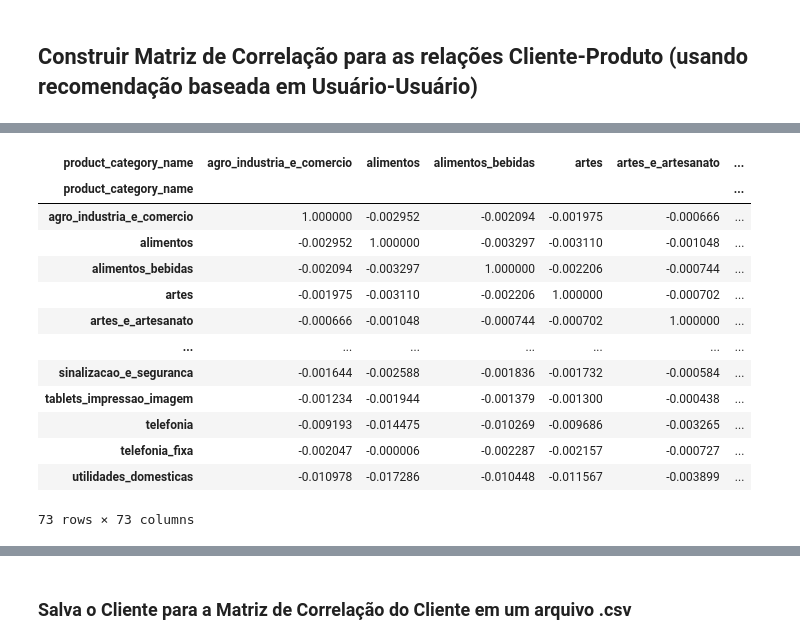
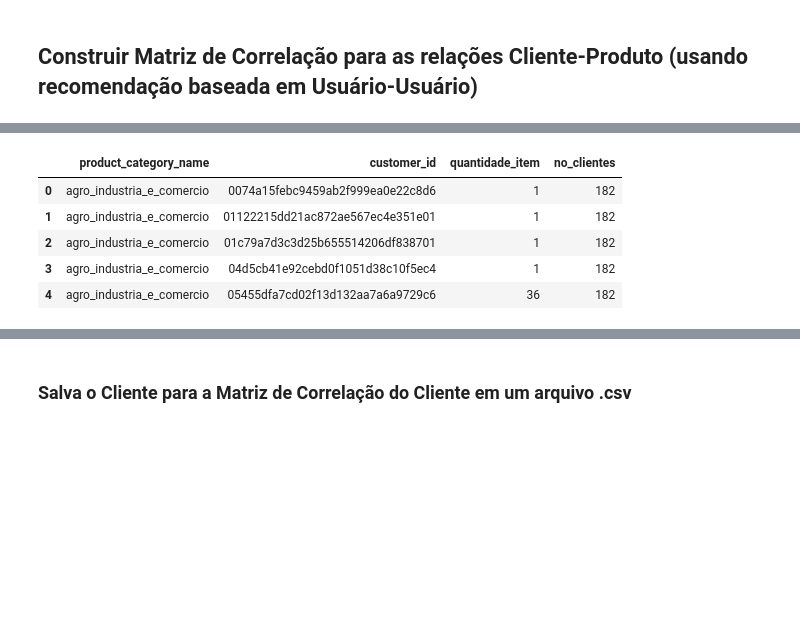
Before and after one commit to arcursino/credit-bureau, a Jupyter notebook: olist/recomendacao_produto_para_cliente.ipynb, the cells around one changed output, grey strips where cells are left out. Saved outputs shown, nothing was run; the diff lists cells and outputs as text; code cells hidden in the pictures; blank space fills up the shorter version.

```diff
--- a/olist/recomendacao_produto_para_cliente.ipynb
+++ b/olist/recomendacao_produto_para_cliente.ipynb
@@ -35,6 +16,6 @@ utilidades_domesticas     ffaded93e5a1fce06363cfb6905676a1           1
 # %%
 # Encontre a quantidade total adquirida por cada cliente de cada produto
-prod_cliente_qty_df = df.groupby(['product_category_name','customer_id']).agg({'product_id':'count'})
+prod_cliente_qty_df = df.groupby(['product_category_name','customer_id']).agg({'quantidade_item':'sum'})
 
 # Reseta o index convertendo em colunas
 prod_cliente_qty_df.reset_index(inplace=True)
@@ -52,27 +33,12 @@ prod_cliente_count_df.reset_index(inplace=True)
 
 # Merge a contagem exclusiva do cliente e a quantidade adquirida de cada produto
 prod_cliente_df = pd.merge(prod_cliente_qty_df, prod_cliente_count_df, how='inner',on='product_category_name')
-
-
-# Crie uma tabela dinâmica com todos os produtos em colunas e clientes em linhas e preço como valores
-prod_cliente_pivot_df = prod_cliente_df.pivot(index='customer_id',columns='product_category_name',values='product_id').fillna(0)
-
-# Encontre a correlação entre cada dois clientes e construa uma matriz de correlação usando o método corr ()
-# Método de Spearman usado para identificar a correlação. Pearson não estava fornecendo melhores resultados e Kendall está demorando muito para ser executado.
-cliente_correlacao_df_p = prod_cliente_pivot_df.corr(method='spearman',min_periods=5)
-cliente_correlacao_df
-# %% [output]
-| product_category_name | agro_industria_e_comercio | alimentos | alimentos_bebidas | artes | artes_e_artesanato | ... |
-| product_category_name |  |  |  |  |  | ... |
-| agro_industria_e_comercio | 1.000000 | -0.002952 | -0.002094 | -0.001975 | -0.000666 | ... |
-| alimentos | -0.002952 | 1.000000 | -0.003297 | -0.003110 | -0.001048 | ... |
-| alimentos_bebidas | -0.002094 | -0.003297 | 1.000000 | -0.002206 | -0.000744 | ... |
-| artes | -0.001975 | -0.003110 | -0.002206 | 1.000000 | -0.000702 | ... |
-| artes_e_artesanato | -0.000666 | -0.001048 | -0.000744 | -0.000702 | 1.000000 | ... |
-| ... | ... | ... | ... | ... | ... | ... |
-| sinalizacao_e_seguranca | -0.001644 | -0.002588 | -0.001836 | -0.001732 | -0.000584 | ... |
-| tablets_impressao_imagem | -0.001234 | -0.001944 | -0.001379 | -0.001300 | -0.000438 | ... |
-| telefonia | -0.009193 | -0.014475 | -0.010269 | -0.009686 | -0.003265 | ... |
-| telefonia_fixa | -0.002047 | -0.000006 | -0.002287 | -0.002157 | -0.000727 | ... |
-| utilidades_domesticas | -0.010978 | -0.017286 | -0.010448 | -0.011567 | -0.003899 | ... |
-73 rows × 73 columns
+# %%
+prod_cliente_df.head()
+# %% [output]
+|  | product_category_name | customer_id | quantidade_item | no_clientes |
+| 0 | agro_industria_e_comercio | 0074a15febc9459ab2f999ea0e22c8d6 | 1 | 182 |
+| 1 | agro_industria_e_comercio | 01122215dd21ac872ae567ec4e351e01 | 1 | 182 |
+| 2 | agro_industria_e_comercio | 01c79a7d3c3d25b655514206df838701 | 1 | 182 |
+| 3 | agro_industria_e_comercio | 04d5cb41e92cebd0f1051d38c10f5ec4 | 1 | 182 |
+| 4 | agro_industria_e_comercio | 05455dfa7cd02f13d132aa7a6a9729c6 | 36 | 182 |
```
Also changed, not shown: parts of 12 cells of this notebook, 7 other files.
